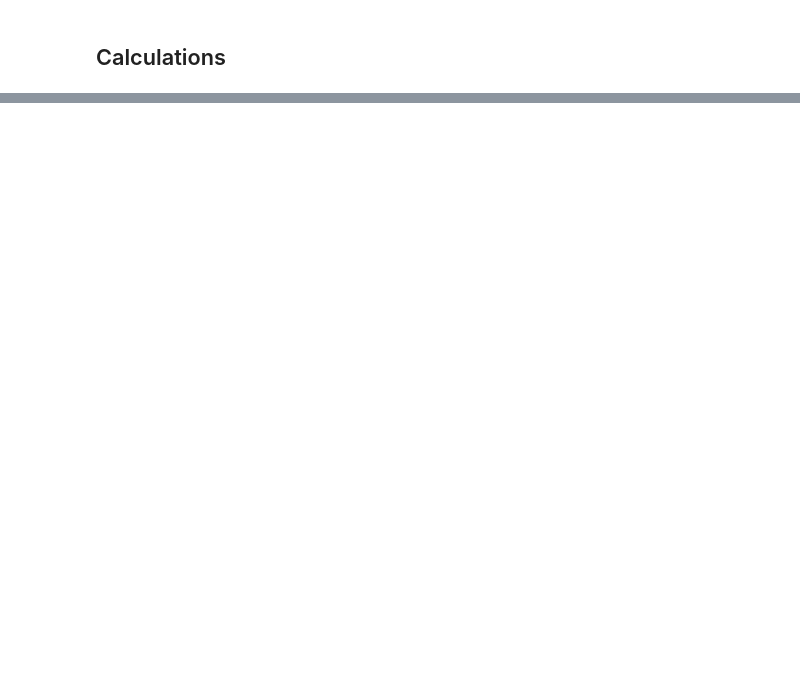
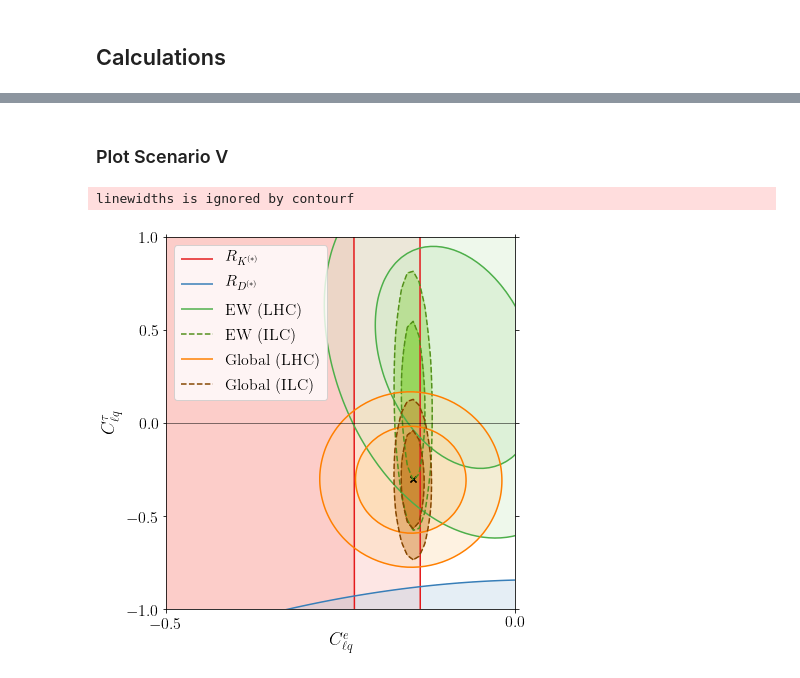
Before and after one commit to Jorge-Alda/SMEFT19, a Jupyter notebook: jupyter/PaperILC/02_LikelihoodFits.ipynb, the cells around one changed output, grey strips where cells are left out. Saved outputs shown, nothing was run; the diff lists cells and outputs as text; code cells hidden in the pictures; blank space fills up the shorter version.

```diff
--- a/jupyter/PaperILC/02_LikelihoodFits.ipynb
+++ b/jupyter/PaperILC/02_LikelihoodFits.ipynb
@@ -60,0 +117,10 @@ GS.save_csv('../../likelihood/likelihood_XI_ILC.dat')
+# %% [markdown]
+### Plot Scenario V
+# %%
+likelihood_plot(read_meshgrid(['../../likelihood/likelihood_V.dat', '../../likelihood/likelihood_V_ILC.dat']),
+                -0.5, 0.0, -1.0, 1.0, [r'$C_{\ell q}^e$', r'$C_{\ell q}^\tau$'], locleg='upper left',
+                colors=[0,1,2,ILC_green,4,ILC_brown], bf=[-0.1467,-0.2998], widths=[1.5,]*6,
+                styles=['solid', 'solid', 'solid', 'dashed', 'solid', 'dashed'], fout='../../plots/scV_ILC')
+# %% [output]
+linewidths is ignored by contourf
+[figure, added]
```
Also changed, not shown: parts of 18 cells of this notebook, 12 other files.
